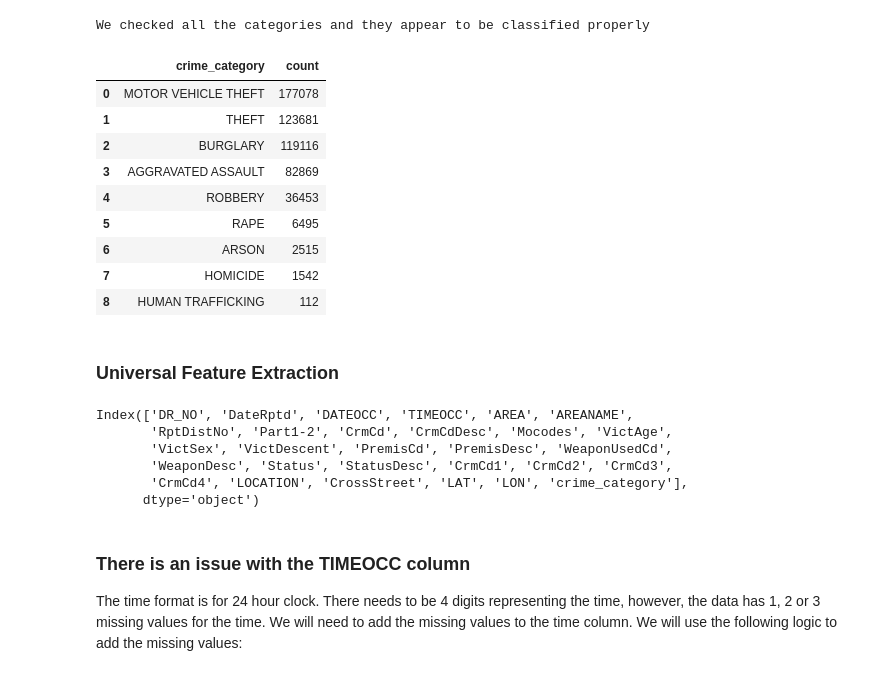
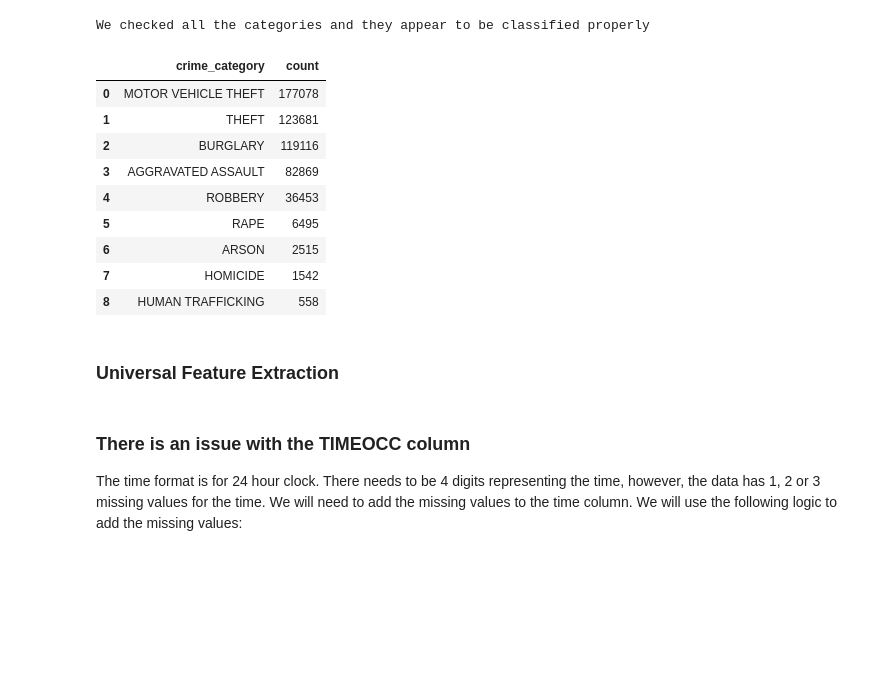
Before and after one commit to DanHerman212/los_angeles_crime, a Jupyter notebook: notebooks/2_data_cleaning.ipynb, the cells around one changed output. Saved outputs shown, nothing was run; the diff lists cells and outputs as text; code cells hidden in the pictures; blank space fills up the shorter version.

```diff
--- a/notebooks/2_data_cleaning.ipynb
+++ b/notebooks/2_data_cleaning.ipynb
@@ -63,16 +107,15 @@ There are 13 unique crime categories, 5 are redundant and will be consolidated
 # %%
-# consolidate crimes in MOTOR VEHICLE THEFT category
-for i in ['VEHICLE','THEFT MOTOR VEHICLE','MOTOR VEHICLE']:
-    data1.loc[data1['crime_category'] == i, 'crime_category'] = 'MOTOR VEHICLE THEFT'
+# consolidate motor vehicle theft crimes
+data1 = update_category_labels('crime_category',['VEHICLE','THEFT MOTOR VEHICLE','MOTOR VEHICLE'], 'MOTOR VEHICLE THEFT')
 
-# consolidate crimes in BURGLARY category
-data1.loc[data1['crime_category'] == 'BURGLARY VEHICLE', 'crime_category'] = 'BURGLARY'
+# consolidate burglary crimes
+data1 = update_category_labels('crime_category',['BURGLARY VEHICLE'], 'BURGLARY')
 
-# consolidate crimes in RAPE category
-data1.loc[data1['crime_category'] == 'SEX', 'crime_category'] = 'RAPE'
+# consolidate rape crimes
+data1 = update_category_labels('crime_category',['SEX'],'RAPE')
 
-# review the remaining crimes
-display(data1.crime_category.value_counts().sort_values(ascending=False).to_frame().reset_index())
+# sense check labels
+data1.crime_category.value_counts().sort_values(ascending=False).to_frame().reset_index()
 # %% [output]
 |  | crime_category | count |
 | 0 | MOTOR VEHICLE THEFT | 176779 |
@@ -111,22 +156,19 @@ There are 17 crimes that do not fit into the categories, we will consolidate the
 | 16 | TRAIN WRECKING | 1 |
 # %%
 # consolidate AGGRAVATED ASSAULT crimes
-for i in ['BRANDISH WEAPON','SHOTS FIRED AT INHABITED DWELLING','ASSAULT WITH DEADLY WEAPON ON POLICE OFFICER']:
-    data1.loc[data1['CrmCdDesc']==i, 'crime_category'] = 'AGGRAVATED ASSAULT'
+data1 = update_category_labels('CrmCdDesc',['BRANDISH WEAPON','SHOTS FIRED AT INHABITED DWELLING','ASSAULT WITH DEADLY WEAPON ON POLICE OFFICER'],'AGGRAVATED ASSAULT')
 
 # consolidate THEFT crimes
-for i in ['BIKE - STOLEN','PICKPOCKET','PURSE SNATCHING','SHOPLIFTING - ATTEMPT','DRUNK ROLL','TILL TAP - PETTY ($950 & UNDER)','PURSE SNATCHING - ATTEMPT','PICKPOCKET, ATTEMPT','BIKE - ATTEMPTED STOLEN']:
-    data1.loc[data1['CrmCdDesc']==i, 'crime_category'] = 'THEFT'
+data1 = update_category_labels('CrmCdDesc',['BIKE - STOLEN', 'PICKPOCKET', 'PURSE SNATCHING','SHOPLIFTING','DRUNK ROLL','TILL TAP - PETTY ($950 & UNDER)','PURSE SNATCHING','PICKPOCKET, ATTEMPT','BIKE - ATTEMPTED STOLEN','SHOPLIFTING - ATTEMPT','PURSE SNATCHING - ATTEMPT'],'THEFT')
 
-# consolidate MOTOR VEHICLE THEFT crimes
-for i in ['DRIVING WITHOUT OWNER CONSENT (DWOC)','BOAT - STOLEN']:
-    data1.loc[data1['CrmCdDesc']==i, 'crime_category'] = 'MOTOR VEHICLE THEFT'
+# consolidate motor vehicle theft crimes
+data1 = update_category_labels('CrmCdDesc',['DRIVING WITHOUT OWNER CONSENT (DWOC)','BOAT - STOLEN'],'MOTOR VEHICLE THEFT')
 
 # consolidate RAPE crimes
-data1.loc[data1['CrmCdDesc']=='ORAL COPULATION','crime_category'] = 'RAPE'
+data1 = update_category_labels('CrmCdDesc', ['ORAL COPULATION'],'RAPE')
 
 # consolidate BURGLARY crimes
-data1.loc[data1['CrmCdDesc']=='TRAIN WRECKING','crime_category'] = 'BURGLARY'
+data1 = update_category_labels('CrmCdDesc',['TRAIN WRECKING'],'BURGLARY')
 
 # remove negligent manslaughter as it's not a crime
 data1 = data1[data1['CrmCdDesc'] != 'MANSLAUGHTER, NEGLIGENT']
@@ -194,40 +237,31 @@ There are 68 crime categories that are not showing up in the word list for part
 | 19 | DISTURBING THE PEACE | 1496 |
 We checked all the categories and they appear to be classified properly
 # %%
-# consolidate HUMAN TRAFFICKING crimes
-for i in ['HUMAN TRAFFICKING SEX','HUMAN TRAFFICKING']:
-    data2.loc[data2['CrmCdDesc']==i, 'crime_category'] = 'HUMAN TRAFFICKING'
+# consolidate human trafficking
+for i in ['HUMAN TRAFFICKING','HUMAN TRAFFICKING SEX']:
+    data2.loc[data2['crime_category']==i, 'crime_category'] = 'HUMAN TRAFFICKING'
 
 # create df for human trafficking crimes
 data2_ht = data2[data2['crime_category']=='HUMAN TRAFFICKING']
 
 # merge df with data1
 data1 = pd.concat([data1, data2_ht], axis=0)
 
 # review the remaining crimes
 display(data1.crime_category.value_counts().sort_values(ascending=False).to_frame().reset_index())
 # %% [output]
 |  | crime_category | count |
 | 0 | MOTOR VEHICLE THEFT | 177078 |
 | 1 | THEFT | 123681 |
 | 2 | BURGLARY | 119116 |
 | 3 | AGGRAVATED ASSAULT | 82869 |
 | 4 | ROBBERY | 36453 |
 | 5 | RAPE | 6495 |
 | 6 | ARSON | 2515 |
 | 7 | HOMICIDE | 1542 |
-| 8 | HUMAN TRAFFICKING | 112 |
+| 8 | HUMAN TRAFFICKING | 558 |
 # %% [markdown]
 ### Universal Feature Extraction
-# %%
-data1.columns
-# %% [output]
-Index(['DR_NO', 'DateRptd', 'DATEOCC', 'TIMEOCC', 'AREA', 'AREANAME',
-       'RptDistNo', 'Part1-2', 'CrmCd', 'CrmCdDesc', 'Mocodes', 'VictAge',
-       'VictSex', 'VictDescent', 'PremisCd', 'PremisDesc', 'WeaponUsedCd',
-       'WeaponDesc', 'Status', 'StatusDesc', 'CrmCd1', 'CrmCd2', 'CrmCd3',
-       'CrmCd4', 'LOCATION', 'CrossStreet', 'LAT', 'LON', 'crime_category'],
-      dtype='object')
 # %% [markdown]
 ### There is an issue with the TIMEOCC column
 The time format is for 24 hour clock.  There needs to be 4 digits representing the time, however, the data has 1, 2 or 3 missing values for the time.  We will need to add the missing values to the time column.  We will use the following logic to add the missing values:
```
Also changed, not shown: parts of 13 cells of this notebook, 2 other files.
